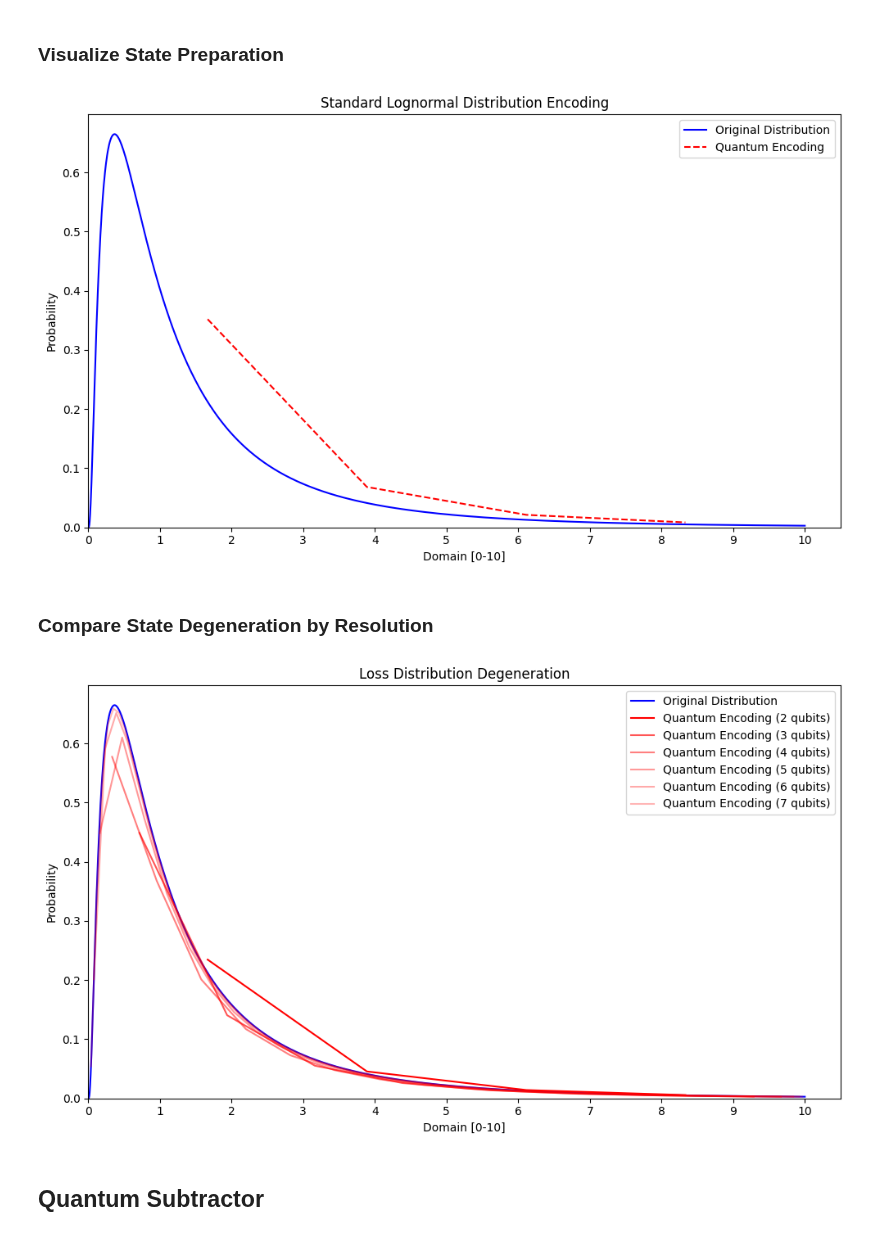
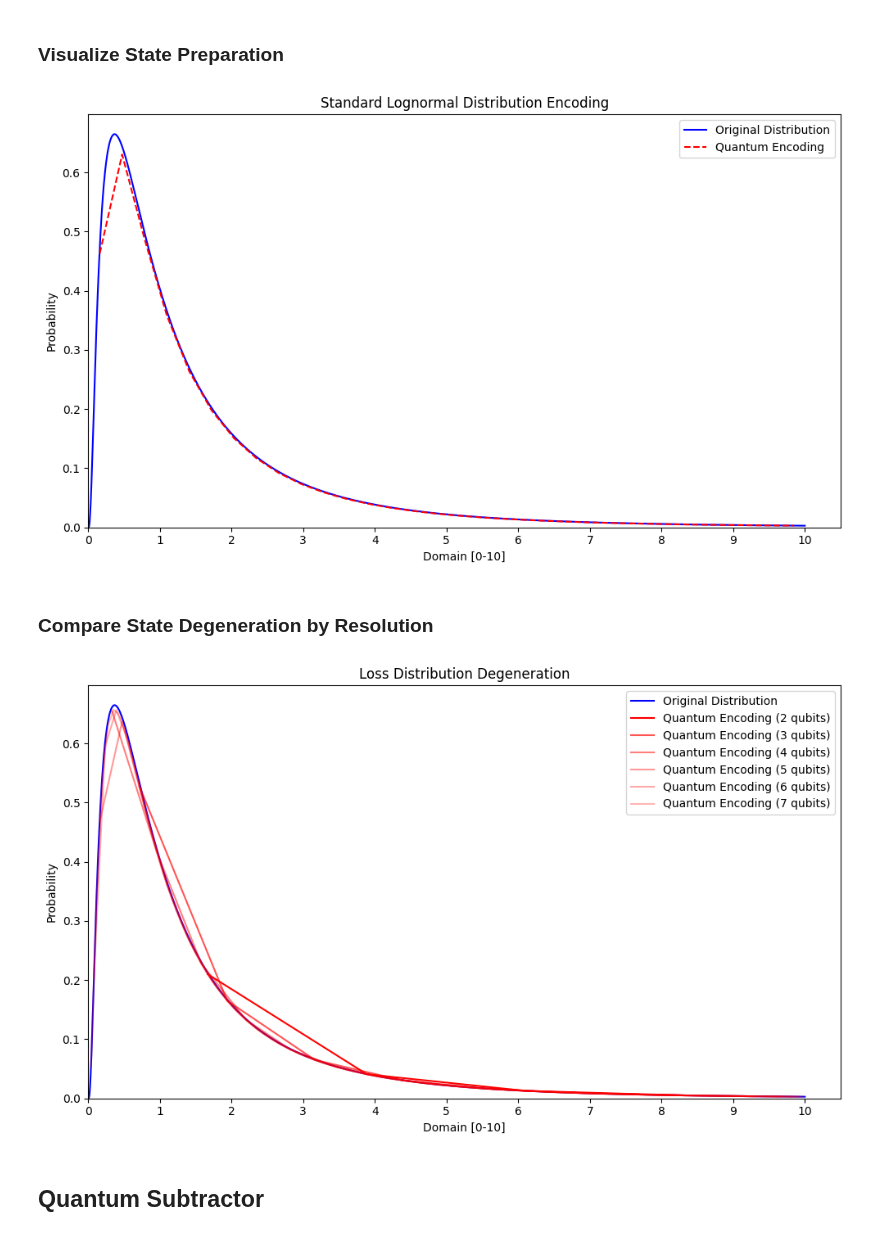
Before and after one commit to AlexFiliakov/knowledge-pricing, a Jupyter notebook: Quantum Excess Evaluation Algorithm.ipynb, the cells around one changed output. Cells and saved outputs as stored; diff of their text form; code cells hidden in the pictures.

```diff
--- a/Quantum Excess Evaluation Algorithm.ipynb
+++ b/Quantum Excess Evaluation Algorithm.ipynb
@@ -15,7 +15,7 @@ from qiskit.visualization import plot_histogram
 # Parameters
 #############
 # Using 2 qubits for testing (6 qubits for demonstration), scalable approach
-num_qubits = 2
+num_qubits = 5
 # Define the domain of the distribution,
 # we only operate on the range [0, 10]
 domain_min = 0
@@ -23,11 +23,11 @@ domain_max = 10
 deductible = 1.0  # Deductible amount (amount of full retention)
 coins = 0.4  # Coinsurance rate (% retained by the cedent)
 # for rotation gates (paper says "a small value")
-c_param = 0.25 / (domain_max - deductible) * 2
+c_param = 0.25 / (domain_max - deductible)
 
 # Define lognormal distribution parameters
+μ = 0.0  # Scale parameter
 σ = 1.0  # Shape parameter
-μ = 0.0     # Scale parameter
 
 # Discretize domain into 2^num_qubits points
 N = 2**num_qubits
@@ -121,46 +127,46 @@ plt.tight_layout()
 plt.axis([0, None, 0, None])
 plt.show()
 # %% [output]
-[figure, old version]
+[figure, new version]
 # %% [markdown]
 ### Compare State Degeneration by Resolution
 # %%
 num_qubits_list = range(2, 8)
 N_list = [2**n for n in num_qubits_list]
 step_list = [(domain_max - domain_min) / (N - 1) for N in N_list]
 # Take the midpoint integral approximation to work on small number of qubits
 mid_x_vals_list = [np.linspace(domain_min + step / 2, domain_max - step / 2, N) for step, N in zip(step_list, N_list)]
 probabilities_list = []
-for i, N in enumerate(N_list):
+for i, _ in enumerate(N_list):
     x_vals = mid_x_vals_list[i]
     step = step_list[i]
-    probabilities = np.array([lognormal_loss(x) * step for x in x_vals])
-    probabilities /= probabilities.sum()
-    probabilities_list.append(probabilities)
+    p = np.array([lognormal_loss(x) * step for x in x_vals])
+    p /= probabilities.sum()
+    probabilities_list.append(p)
 
 # Add Color
 cmap = plt.cm.get_cmap('Reds', len(num_qubits_list) + 2)
 
 # Plot the original distribution vs quantum encoded distribution
 plt.figure(figsize=(10, 6))
 plt.plot(high_res_mid_x_vals, high_res_probabilities /
         high_res_step, 'b-', label='Original Distribution')
-for i, N in enumerate(num_qubits_list):
+for i, n in enumerate(num_qubits_list):
     x_vals = mid_x_vals_list[i]
     step = step_list[i]
-    probabilities = probabilities_list[i]
+    p = probabilities_list[i]
     alpha = 1/(i/2 + 1)
-    plt.plot(x_vals, probabilities / step, 'r-', alpha=alpha, label=f'Quantum Encoding ({N} qubits)')
+    plt.plot(x_vals, p / step, 'r-', alpha=alpha, label=f'Quantum Encoding ({n} qubits)')
 plt.xlabel('Domain [0-10]')
 plt.ylabel('Probability')
 plt.xticks(np.arange(domain_min, domain_max + 1, 1))
 plt.title('Loss Distribution Degeneration')
 plt.legend()
 plt.tight_layout()
 plt.axis([0, None, 0, None])
 plt.show()
 # %% [output]
-[figure, old version]
+[figure, new version]
 # %% [markdown]
 ## Quantum Subtractor
 # %%
```
Also changed, not shown: parts of 7 cells of this notebook.
